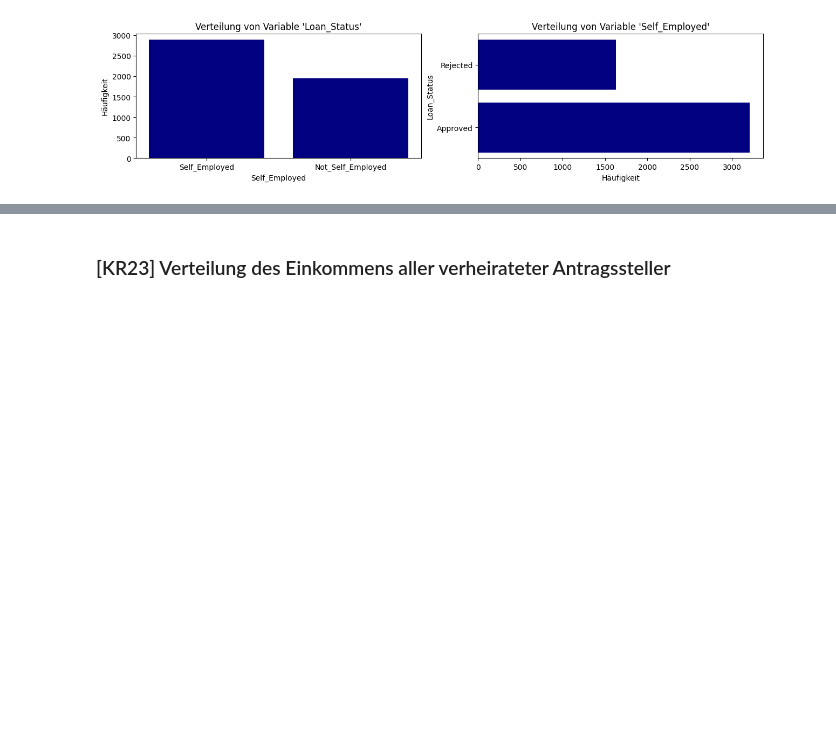
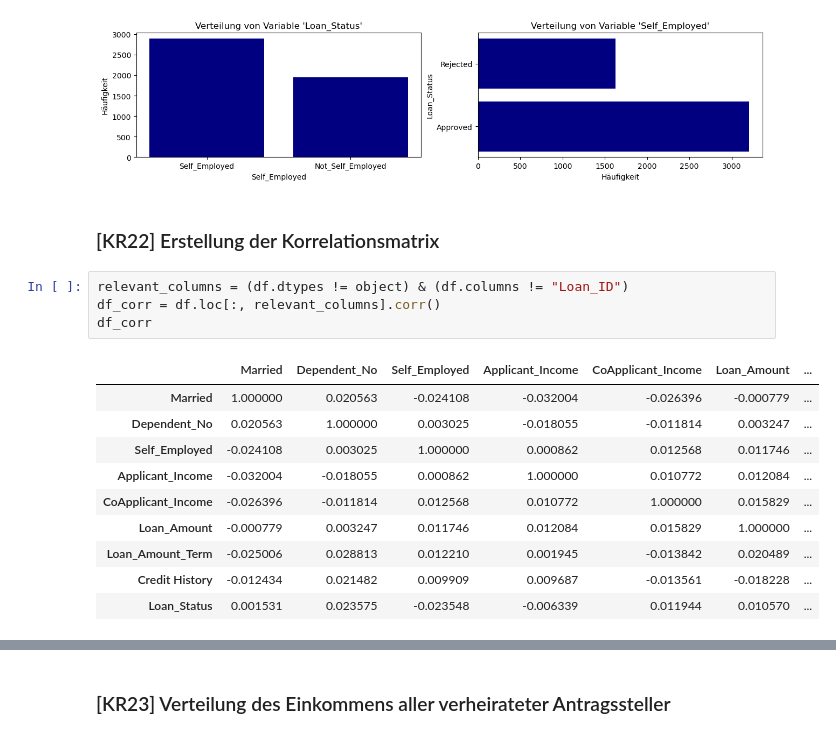
Before and after one commit to GoetzEli/Data-Visualisation-Kredit, a Jupyter notebook: combined_kredit.ipynb, the cells around one changed output, grey strips where cells are left out. Cells and saved outputs as stored; diff of their text form; blank space fills up the shorter version.

```diff
--- a/combined_kredit.ipynb
+++ b/combined_kredit.ipynb
@@ -616,3 +619,20 @@ plt.show()
 2888
 3207
 [figure]
+# %% [markdown]
+### [KR22] Erstellung der Korrelationsmatrix
+# %%
+relevant_columns = (df.dtypes != object) & (df.columns != "Loan_ID")
+df_corr = df.loc[:, relevant_columns].corr()
+df_corr
+# %% [output]
+|  | Married | Dependent_No | Self_Employed | Applicant_Income | CoApplicant_Income | Loan_Amount | ... |
+| Married | 1.000000 | 0.020563 | -0.024108 | -0.032004 | -0.026396 | -0.000779 | ... |
+| Dependent_No | 0.020563 | 1.000000 | 0.003025 | -0.018055 | -0.011814 | 0.003247 | ... |
+| Self_Employed | -0.024108 | 0.003025 | 1.000000 | 0.000862 | 0.012568 | 0.011746 | ... |
+| Applicant_Income | -0.032004 | -0.018055 | 0.000862 | 1.000000 | 0.010772 | 0.012084 | ... |
+| CoApplicant_Income | -0.026396 | -0.011814 | 0.012568 | 0.010772 | 1.000000 | 0.015829 | ... |
+| Loan_Amount | -0.000779 | 0.003247 | 0.011746 | 0.012084 | 0.015829 | 1.000000 | ... |
+| Loan_Amount_Term | -0.025006 | 0.028813 | 0.012210 | 0.001945 | -0.013842 | 0.020489 | ... |
+| Credit History | -0.012434 | 0.021482 | 0.009909 | 0.009687 | -0.013561 | -0.018228 | ... |
+| Loan_Status | 0.001531 | 0.023575 | -0.023548 | -0.006339 | 0.011944 | 0.010570 | ... |
```
Also changed, not shown: parts of 14 cells of this notebook.
